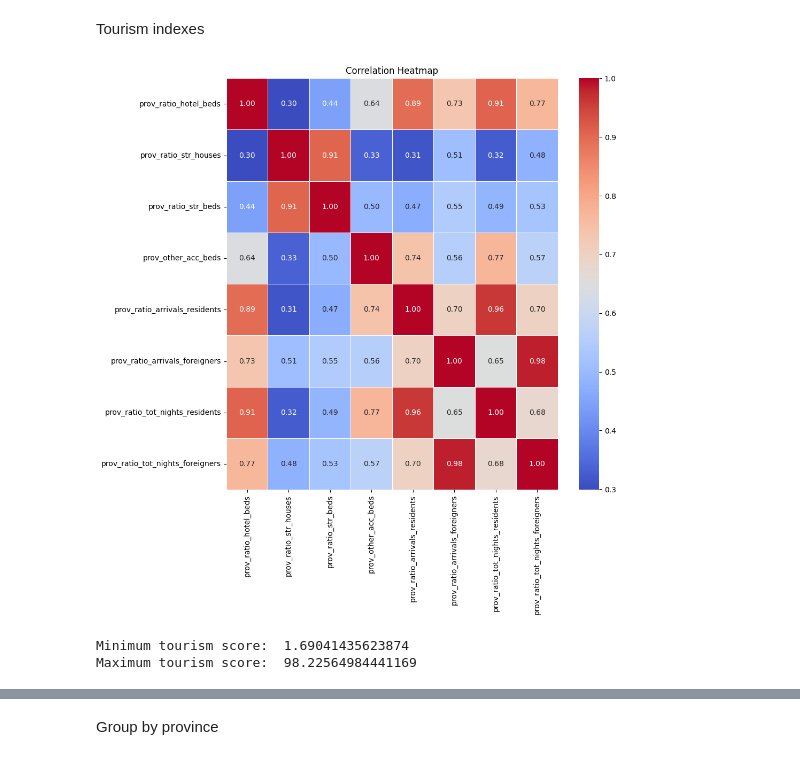
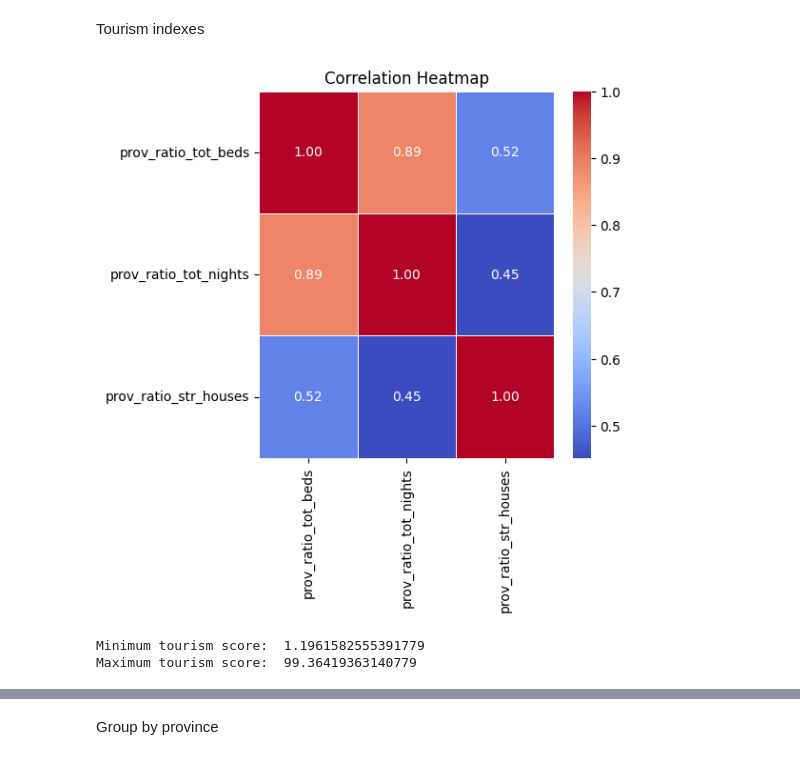
Before and after one commit to FrancescoCorti/Housing_Project, a Jupyter notebook: code/3_0_enginnering_new.ipynb, the cells around one changed output, grey strips where cells are left out. Saved outputs shown, nothing was run; the diff lists cells and outputs as text; code cells hidden in the pictures.

Commit message:
New tourism index that takes into account correlation between variables. Now it includes nights of stay, number of beds, number of holiday dwellings. Clean model code, almost ready for publication

```diff
--- a/code/3_0_enginnering_new.ipynb
+++ b/code/3_0_enginnering_new.ipynb
@@ -157,40 +157,46 @@ df['prov_other_acc_beds'] = ((df['prov_tot_beds'] - df['prov_hotel_beds'] - df['
 
 #################################
 
-# measure the ratio between total arrivals and population (per 100 inhabitants)
+# measure the ratio between arrivals and population (per 100 inhabitants)
 df['prov_ratio_arrivals_residents'] = (df['prov_tot_arrivals_residents'] / df['prov_population']) * 100
 
-# measure the ratio between total foreigner arrivals and population (per 100 inhabitants)
+# measure the ratio between foreigner arrivals and population (per 100 inhabitants)
 df['prov_ratio_arrivals_foreigners'] = (df['prov_tot_arrivals_foreigners'] / df['prov_population']) * 100
+
+# measure the ratio between total arrivals and population (per 100 inhabitants)
+df['prov_ratio_tot_arrivals'] = (df['prov_tot_arrivals'] / df['prov_population']) * 100
 
 #################################
 
-# measure the ratio between total nights  and population (per 100 inhabitants)
+# measure the ratio between residents nights and population (per 100 inhabitants)
 df['prov_ratio_tot_nights_residents'] = (df['prov_tot_nights_residents'] / df['prov_population']) * 100
 
-# measure the ratio between total foreigner nights and population (per 100 inhabitants)
+# measure the ratio between foreigner nights and population (per 100 inhabitants)
 df['prov_ratio_tot_nights_foreigners'] = (df['prov_tot_nights_foreigners'] / df['prov_population']) * 100
+
+# measure the ratio between total nights and population (per 100 inhabitants)
+df['prov_ratio_tot_nights'] = (df['prov_tot_nights'] / df['prov_population']) * 100
+
+#################################
+
+# measure the ratio between total beds and population (per 100 inhabitants) - FOR INDEX BRAKE DOWN
+df['prov_ratio_tot_beds'] = (df['prov_tot_beds'] / df['prov_population']) * 100
 # %%
 # correlation matrix
 var_corr = [
-    'prov_ratio_hotel_beds',
-    'prov_ratio_str_houses',
-    'prov_ratio_str_beds',
-    'prov_other_acc_beds',
-    'prov_ratio_arrivals_residents',
-    'prov_ratio_arrivals_foreigners',
-    'prov_ratio_tot_nights_residents',
-    'prov_ratio_tot_nights_foreigners'
+    'prov_ratio_tot_beds',
+    'prov_ratio_tot_nights',
+    'prov_ratio_str_houses'
 ]
 
 matrix = df[var_corr].corr()
 
-plt.figure(figsize=(10,10))
+plt.figure(figsize=(5,5))
 sns.heatmap(matrix, annot = True, cmap='coolwarm', fmt=".2f", linewidths=0.5)
 plt.title("Correlation Heatmap")
 plt.show()
 # %% [output]
-[figure, old version]
+[figure, new version]
 # %%
 # compute Van der Waerden score as a tourist index - consider prov_ratios
 # define the function
@@ -204,14 +210,9 @@ def van_der_waerden_score(x):
 
 
 vars_tourism = [
-    'prov_ratio_hotel_beds',
-    'prov_ratio_str_houses',
-    'prov_ratio_str_beds',
-    'prov_other_acc_beds',
-    'prov_ratio_arrivals_residents',
-    'prov_ratio_arrivals_foreigners',
-    'prov_ratio_tot_nights_residents',
-    'prov_ratio_tot_nights_foreigners'
+    'prov_ratio_tot_beds',
+    'prov_ratio_tot_nights',
+    'prov_ratio_str_houses'
 ]
 
 for col in vars_tourism:
@@ -224,8 +225,8 @@ df['tourism_index_vdw'] = df[[v + '_vdw' for v in vars_tourism]].mean(axis=1)
 print("Minimum tourism score: ", df['tourism_index_vdw'].min())
 print("Maximum tourism score: ", df['tourism_index_vdw'].max())
 # %% [output]
-Minimum tourism score:  1.69041435623874
-Maximum tourism score:  98.22564984441169
+Minimum tourism score:  1.1961582555391779
+Maximum tourism score:  99.36419363140779
 # %%
 # Standardize
 X = StandardScaler().fit_transform(df[vars_tourism])
```
Also changed, not shown: parts of 13 cells of this notebook, 3 other files.
